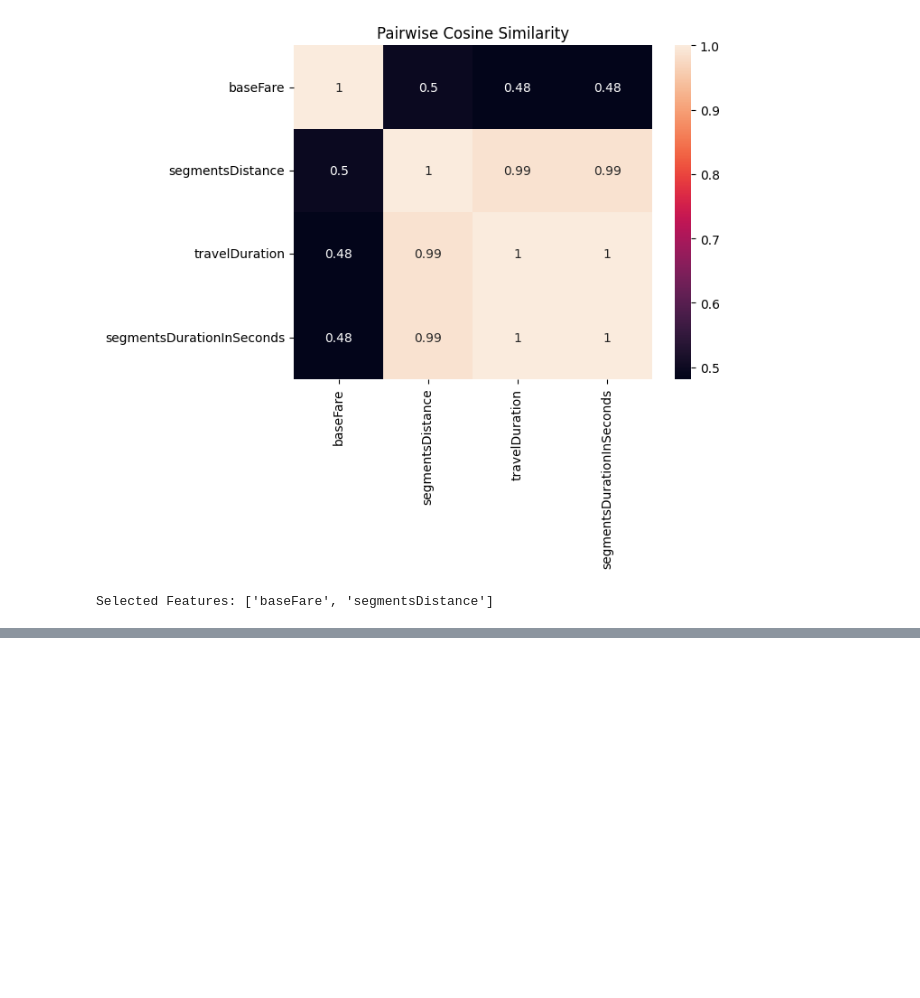
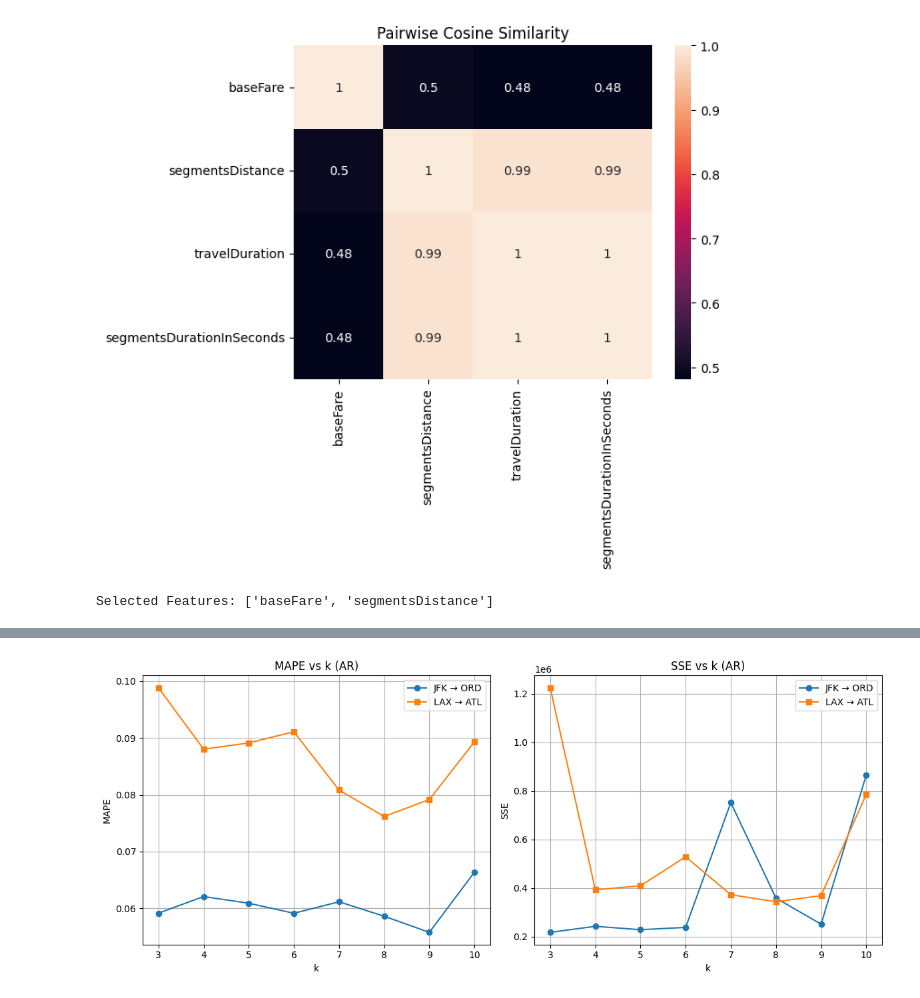
Before and after one commit to harshil-sanghvi/cse544-project, a Jupyter notebook: final_project.ipynb, the cells around one changed output, grey strips where cells are left out. Cells and saved outputs as stored; diff of their text form; code cells hidden in the pictures; blank space fills up the shorter version.

```diff
--- a/final_project.ipynb
+++ b/final_project.ipynb
@@ -638,0 +708,24 @@ SSEs: {'SSE_Train_All': np.float64(136353.5689825429), 'SSE_Test_All': np.float6
+# %%
+def evaluate_ar_models(daily_avg_df, k_range):
+    mape_vals, sse_vals = [], []
+    y = daily_avg_df["avgFare"].values.astype(float)  # <-- fix here
+
+    for k in k_range:
+        try:
+            preds, actuals = ar_forecast(y, k)
+            if len(preds) == 0:
+                mape_vals.append(np.nan)
+                sse_vals.append(np.nan)
+                continue
+            mape_vals.append(mean_absolute_percentage_error(actuals, preds))
+            sse_vals.append(np.sum((np.array(actuals) - np.array(preds))**2))
+        except Exception as e:
+            print(f"Error with k={k}: {e}")
+            mape_vals.append(np.nan)
+            sse_vals.append(np.nan)
+
+    return mape_vals, sse_vals
+# %%
+k_values = list(range(3, 11))
+mape_jfk, sse_jfk = evaluate_ar_models(daily_jfk_ord, k_values)
+mape_lax, sse_lax = evaluate_ar_models(daily_lax_atl, k_values)
@@ -638,0 +760,23 @@ SSEs: {'SSE_Train_All': np.float64(136353.5689825429), 'SSE_Test_All': np.float6
+# %%
+fig, axs = plt.subplots(1, 2, figsize=(12, 5))
+
+axs[0].plot(k_values, mape_jfk, label='JFK → ORD', marker='o')
+axs[0].plot(k_values, mape_lax, label='LAX → ATL', marker='s')
+axs[0].set_title('MAPE vs k (AR)')
+axs[0].set_xlabel('k')
+axs[0].set_ylabel('MAPE')
+axs[0].legend()
+axs[0].grid(True)
+
+axs[1].plot(k_values, sse_jfk, label='JFK → ORD', marker='o')
+axs[1].plot(k_values, sse_lax, label='LAX → ATL', marker='s')
+axs[1].set_title('SSE vs k (AR)')
+axs[1].set_xlabel('k')
+axs[1].set_ylabel('SSE')
+axs[1].legend()
+axs[1].grid(True)
+
+plt.tight_layout()
+plt.show()
+# %% [output]
+[figure, added]
```
Also changed, not shown: parts of 22 cells of this notebook.
